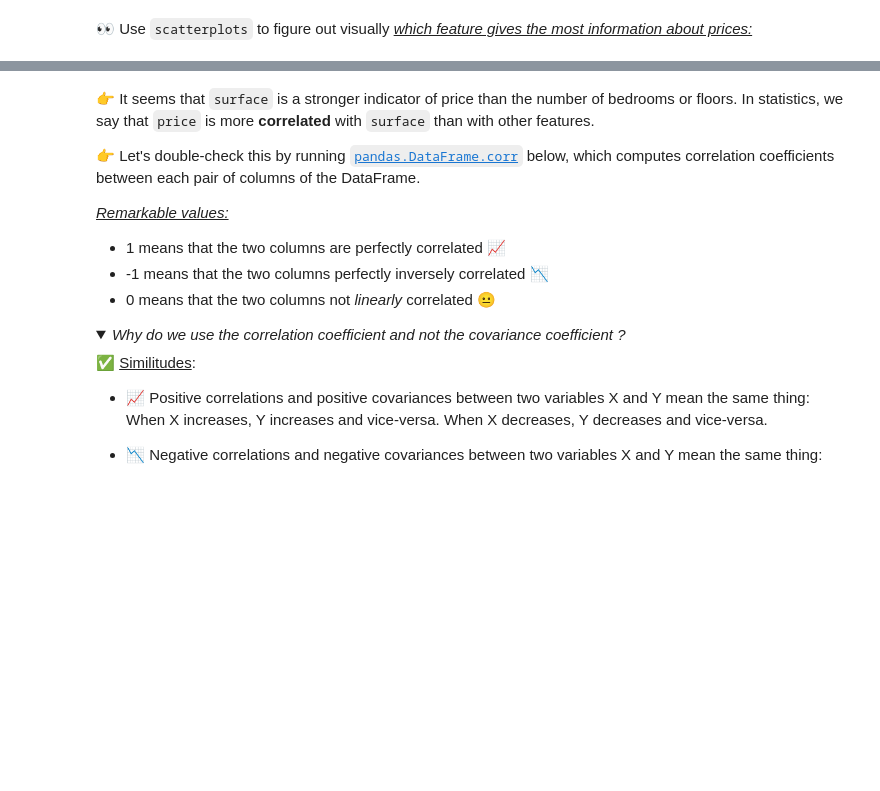
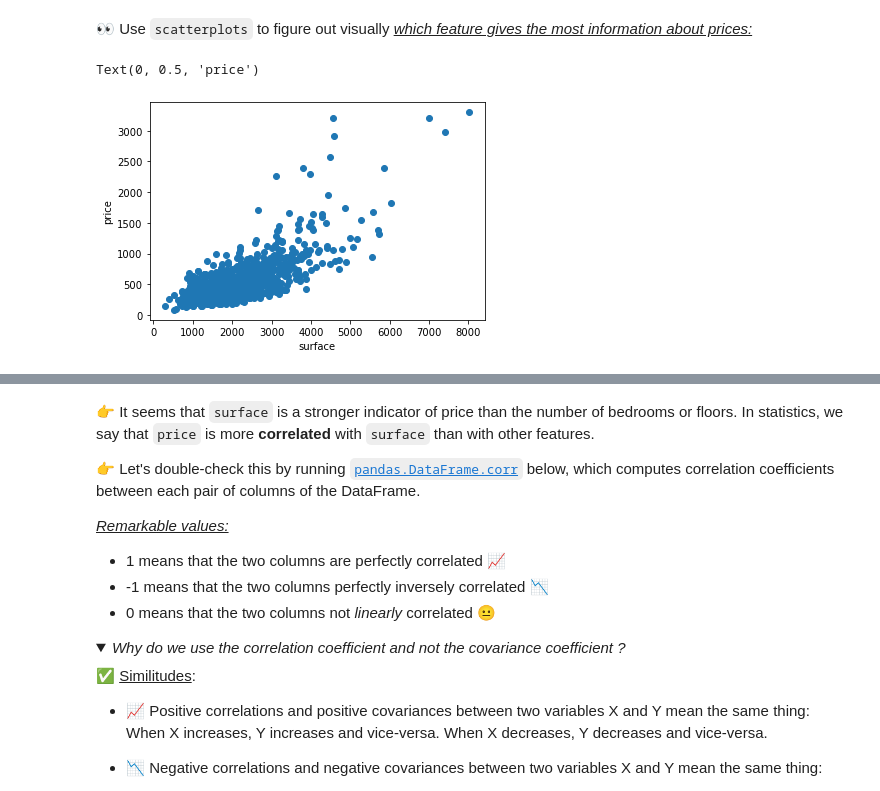
Before and after one commit to lilifull/Brief_7, a Jupyter notebook: estimation_avancee_immo.ipynb, the cells around one changed output, grey strips where cells are left out. Cells and saved outputs as stored; diff of their text form; code cells hidden in the pictures; folded sections open; blank space fills up the shorter version.

```diff
--- a/estimation_avancee_immo.ipynb
+++ b/estimation_avancee_immo.ipynb
@@ -47,0 +61,7 @@ We load the dataset **flats.csv** below
+# %%
+plot_surface = plt.scatter(df.surface, df.price)
+plt.xlabel("surface")
+plt.ylabel("price")
+# %% [output]
+Text(0, 0.5, 'price')
+[figure, added]
```
Also changed, not shown: parts of 37 cells of this notebook.
